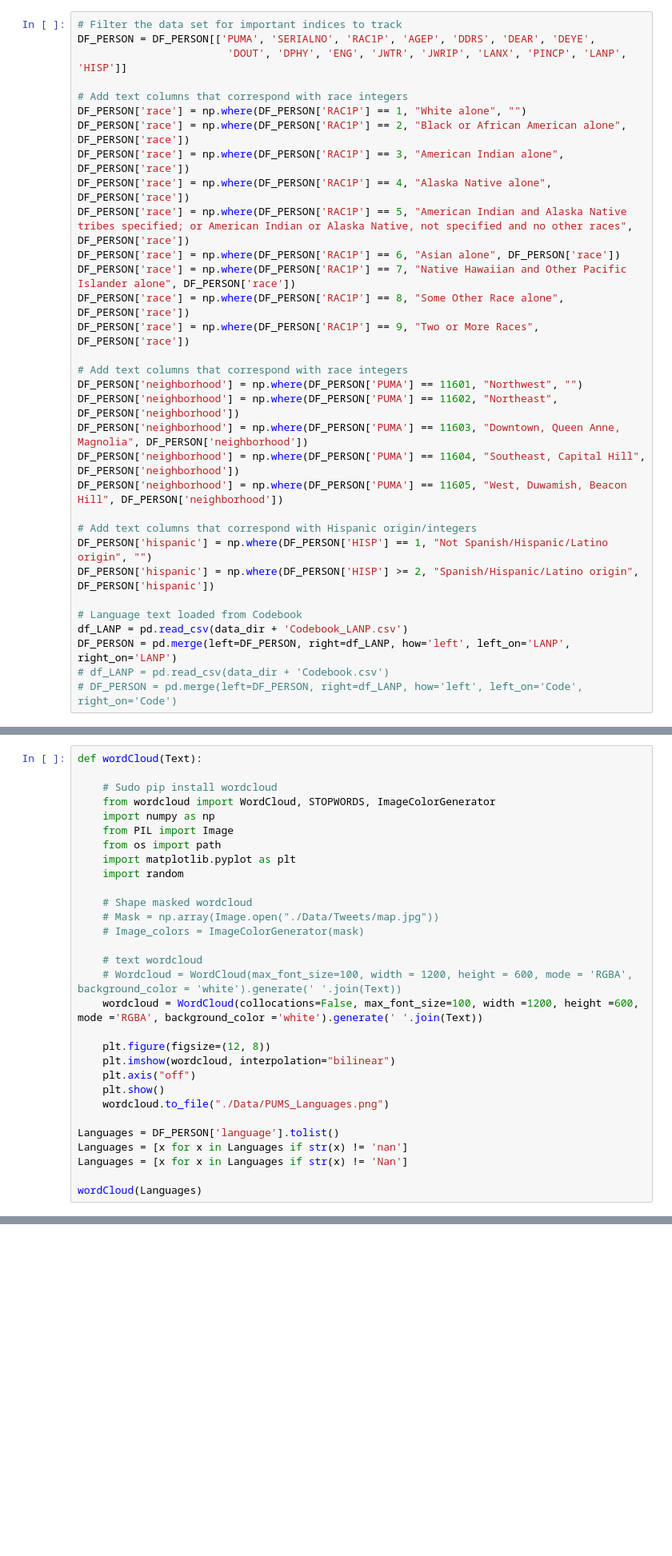
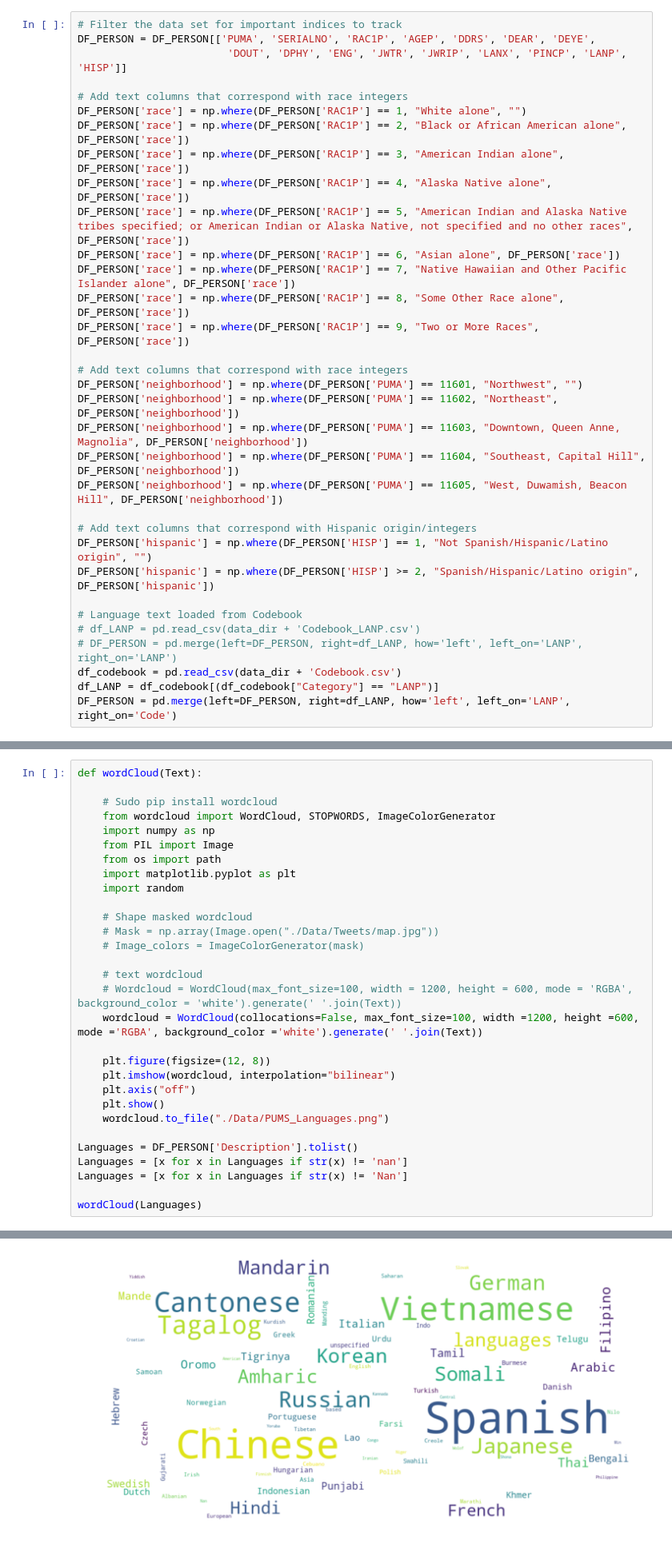
Before and after one commit to monolyst/census-demography, a Jupyter notebook: PUMAS Microdata.ipynb, the cells around one changed output, grey strips where cells are left out. Shown at 80% size. Drawn from its saved outputs; the diff is of its cells as text; blank space fills up the shorter version.

```diff
--- a/PUMAS Microdata.ipynb
+++ b/PUMAS Microdata.ipynb
@@ -62,7 +62,8 @@ DF_PERSON['hispanic'] = np.where(DF_PERSON['HISP'] == 1, "Not Spanish/Hispanic/L
 DF_PERSON['hispanic'] = np.where(DF_PERSON['HISP'] >= 2, "Spanish/Hispanic/Latino origin", DF_PERSON['hispanic'])
 
 # Language text loaded from Codebook
-df_LANP = pd.read_csv(data_dir + 'Codebook_LANP.csv')
-DF_PERSON = pd.merge(left=DF_PERSON, right=df_LANP, how='left', left_on='LANP', right_on='LANP')
-# df_LANP = pd.read_csv(data_dir + 'Codebook.csv')
-# DF_PERSON = pd.merge(left=DF_PERSON, right=df_LANP, how='left', left_on='Code', right_on='Code')
+# df_LANP = pd.read_csv(data_dir + 'Codebook_LANP.csv')
+# DF_PERSON = pd.merge(left=DF_PERSON, right=df_LANP, how='left', left_on='LANP', right_on='LANP')
+df_codebook = pd.read_csv(data_dir + 'Codebook.csv')
+df_LANP = df_codebook[(df_codebook["Category"] == "LANP")]
+DF_PERSON = pd.merge(left=DF_PERSON, right=df_LANP, how='left', left_on='LANP', right_on='Code')
@@ -237,7 +228,7 @@ def wordCloud(Text):
     plt.show()
     wordcloud.to_file("./Data/PUMS_Languages.png")
 
-Languages = DF_PERSON['language'].tolist()
+Languages = DF_PERSON['Description'].tolist()
 Languages = [x for x in Languages if str(x) != 'nan']
 Languages = [x for x in Languages if str(x) != 'Nan']
 
@@ -246,0 +237 @@ wordCloud(Languages)
+[figure, added]
```
Also changed, not shown: parts of 3 cells of this notebook, 1 other file.
